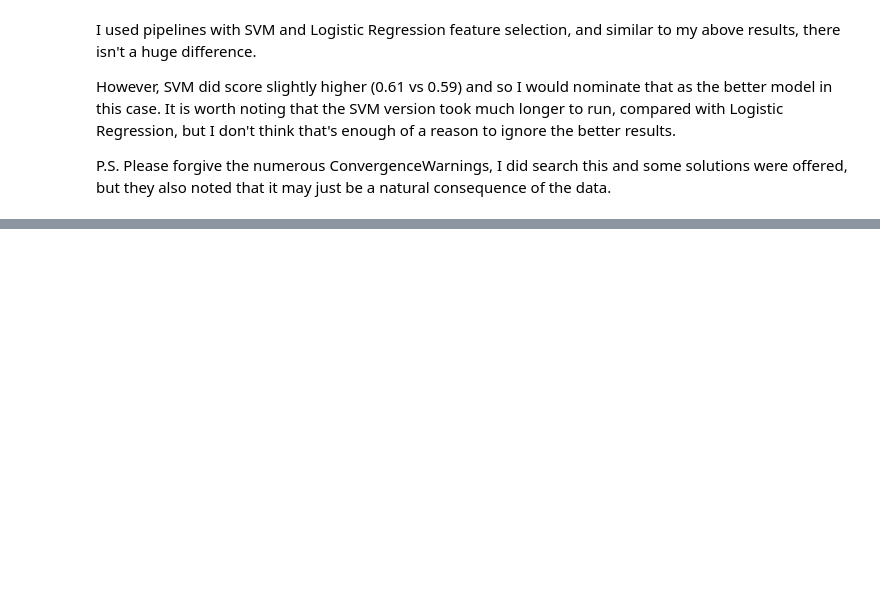
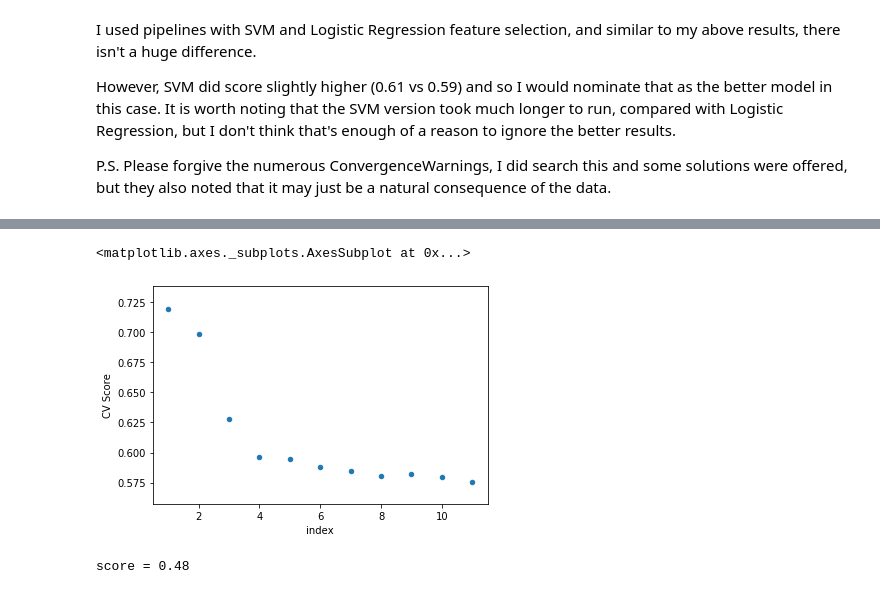
Before and after one commit to NiallDillane/cs4055-DataMining, a Jupyter notebook: labs/week6/13132911_lab5.ipynb, the cells around one changed output, grey strips where cells are left out. Drawn from its saved outputs; the diff is of its cells as text; code cells hidden in the pictures; blank space fills up the shorter version.

```diff
--- a/labs/week6/13132911_lab5.ipynb
+++ b/labs/week6/13132911_lab5.ipynb
@@ -253,0 +333,11 @@ P.S. Please forgive the numerous ConvergenceWarnings, I did search this and some
+# %%
+cvScores = pd.DataFrame({'CV Score': cv_grid_rmse[:]}).reset_index()
+cvScores['index'] = cvScores['index']+1
+cvScores.plot.scatter(x='index', y='CV Score')
+# %% [output]
+<matplotlib.axes._subplots.AxesSubplot at 0x...>
+[figure, added]
+# %%
+print("score = %3.2f" %(feature_selector_cv.score(X_test,y_test)))
+# %% [output]
+score = 0.48
```
Also changed, not shown: parts of 16 cells of this notebook.
